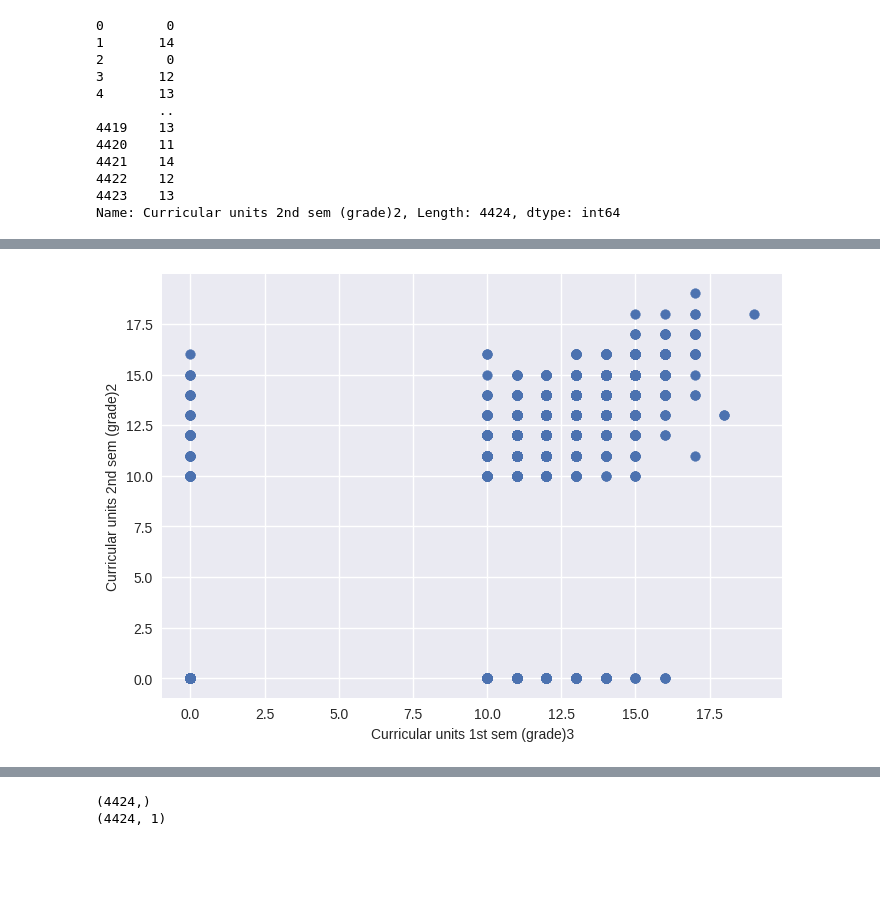
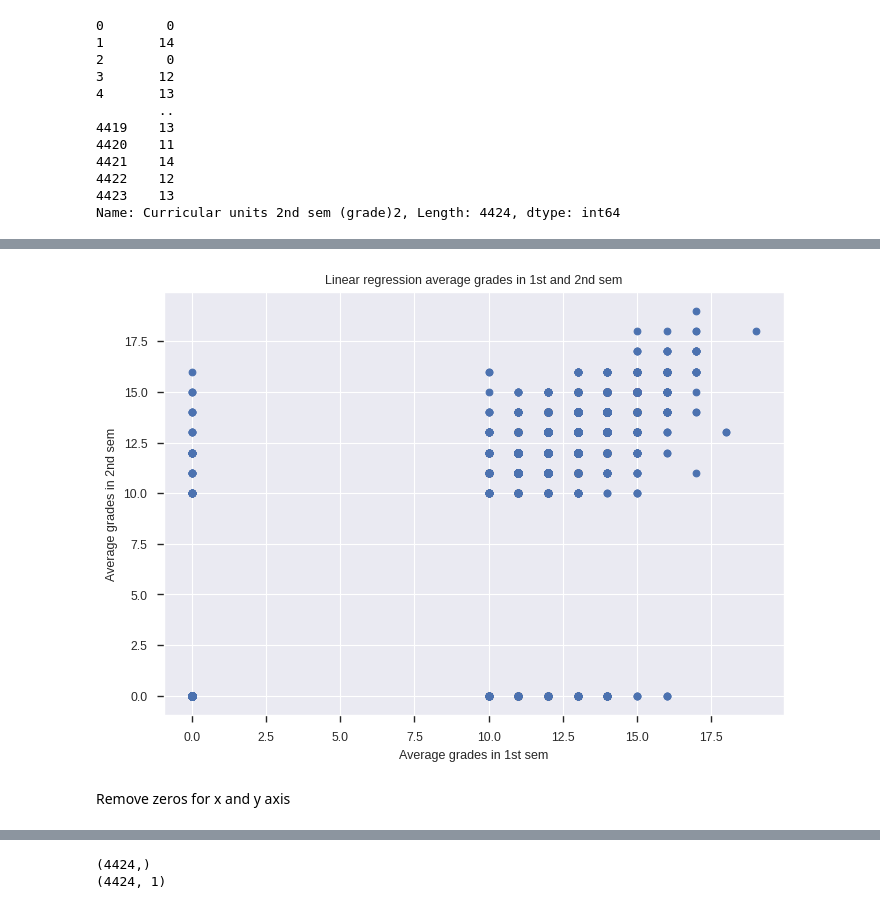
Before and after one commit to lilyontherocks/lilyontherocks, a Jupyter notebook: SchooldDropout.ipynb, the cells around one changed output, grey strips where cells are left out. Saved outputs shown, nothing was run; the diff lists cells and outputs as text; code cells hidden in the pictures; blank space fills up the shorter version.

```diff
--- a/SchooldDropout.ipynb
+++ b/SchooldDropout.ipynb
@@ -11,9 +51,8 @@ from sklearn.linear_model import LinearRegression #machine learning methods
 # %%
 from google.colab import drive
 drive.mount('/content/drive')
-data = pd.read_csv('/content/drive/My Drive/SchooldDropout.csv') #for this i saved the file on my google drive
+data = pd.read_csv('/content/drive/My Drive/SchoolDropoutPreprocessed.csv') #for this i saved the file on my google drive
 data.head()
-data.head()
 # %% [output]
 Mounted at /content/drive
 |  | Marital status | Application mode | Application order | Course | Daytime/evening attendance | ... |
@@ -60,6 +80,6 @@ data1.head()
 # %% [markdown]
 Drop the Column2 and NaNs
 # %%
-data1 = data1.drop('Column2', axis=1)
-data1 = data1.dropna()
+data = data.drop('Column2', axis=1)
+data = data.dropna()
 # %%
@@ -245,3 +191,3 @@ df
 # %%
-x=data1['Curricular units 1st sem (grade)3']
-y=data1['Curricular units 2nd sem (grade)2']
+x=data['Curricular units 1st sem (grade)3'].copy()
+y=data['Curricular units 2nd sem (grade)2'].copy()
@@ -282,6 +194,3 @@ d
-# %%
-x=data1['Curricular units 1st sem (grade)3']
-y=data1['Curricular units 2nd sem (grade)2']
 # %%
 x
 # %% [output]
@@ -315,8 +260,12 @@ Name: Curricular units 2nd sem (grade)2, Length: 4424, dtype: int64
 # %%
 plt.style.use("seaborn-v0_8")
+sns.set_context('paper')
 plt.scatter(x,y)
-plt.xlabel('Curricular units 1st sem (grade)3',fontsize=10)
-plt.ylabel('Curricular units 2nd sem (grade)2',fontsize=10)
+plt.xlabel('Average grades in 1st sem', fontsize=9)
+plt.ylabel('Average grades in 2nd sem', fontsize=9)
+plt.title('Linear regression average grades in 1st and 2nd sem', fontsize=9)
 plt.show()
 # %% [output]
-[figure, old version]
+[figure, new version]
+# %% [markdown]
+Remove zeros for x and y axis
```
Also changed, not shown: parts of 118 cells of this notebook.
